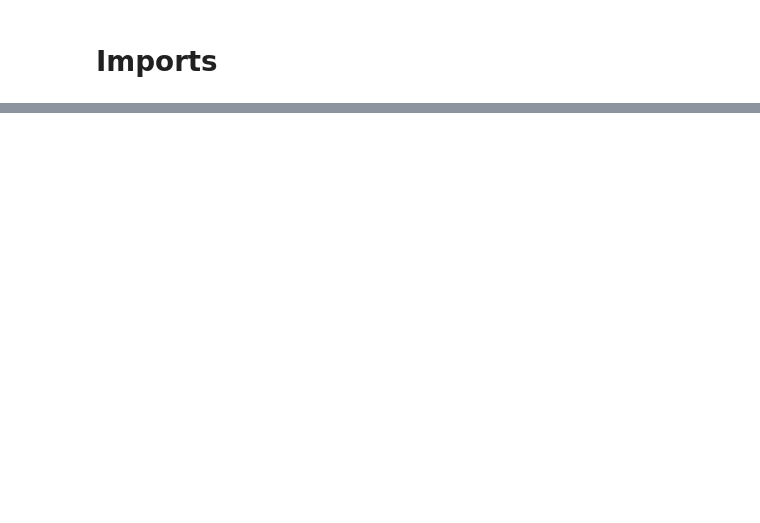
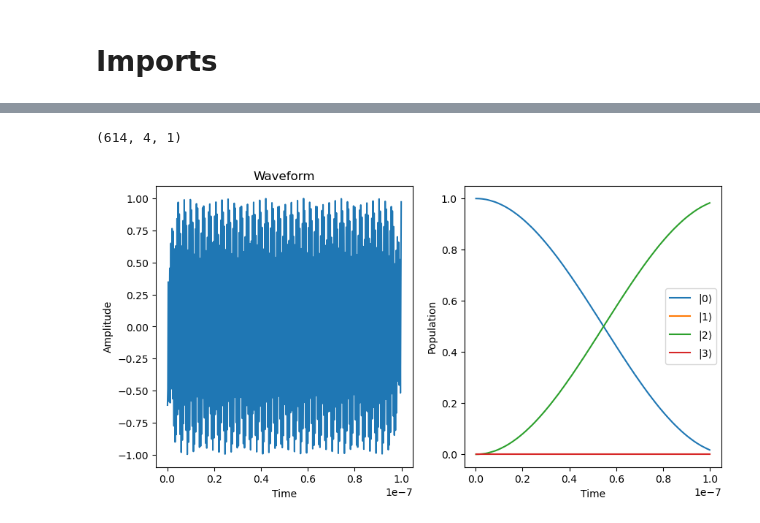
Before and after one commit to Sephiram591/qcontrol, a Jupyter notebook: src/qcontrol/snv120/testing.ipynb, the cells around one changed output, grey strips where cells are left out. Cells and saved outputs as stored; diff of their text form; code cells hidden in the pictures; blank space fills up the shorter version.

```diff
--- a/src/qcontrol/snv120/testing.ipynb
+++ b/src/qcontrol/snv120/testing.ipynb
@@ -976,0 +258,78 @@ W0602 17:21:52.397415 1977084 hlo_rematerialization.cc:3233] Can't reduce memory
+# %%
+idx = 0
+pulse = AnalogPulse(
+    length=100e-9,
+    apodization=Apodization.COSINE,
+    apodization_length=10e-9,
+    padding_length=0,
+    shift=0,
+    amplitude=1,
+    frequency=dist.get_emr_freqs(idx=idx)[0]*1e9,
+    frequency_chirp=0,
+    shape=Shape.TRIANGLE,
+    S21_correct=True,
+    w_3db=2e9,
+    phase_offset=np.nan,
+    name="",
+)
+
+sampling_rate = 6.144e9
+
+H0, Hb = dist.get_ground_hamiltonian(idx=0, included_states=(0, 1, 2, 3))
+H0_rads_s = 2*jnp.pi * H0 * 1e9
+Hb_rads_s = 2*jnp.pi * Hb * 1e9
+print(dist.get_emr_freqs(idx=idx))
+print(H0)
+print(Hb)
+def H_t_func(t, args=None):
+    return Hb_rads_s * synthesize_analog_pulse(pulse, jnp.asarray([t-1/sampling_rate, t, t+1/sampling_rate]), at_time=pulse.length/2, dphase=0.0, all_info=True)[0][1] + H0_rads_s
+psi0 = jqt.basis(4, 0)
+
+tau = make_analog_pulse_time_array(pulse, 1/sampling_rate, at_time=pulse.length/2)
+
+
+waveform, envelope, returned_tau = synthesize_analog_pulse(
+    pulse=pulse,
+    tau=tau,
+    at_time=pulse.length/2,
+    all_info=True,
+    dphase=0.0,
+)
+
+save_times = tau[::]
+states = jqt.sesolve(H_t_func, psi0, tau, saveat_tlist=save_times)
+print(states.shape)
+
+# Population operators |i><i|
+projectors = [
+    jqt.basis(4, i).to_dm()
+    for i in range(4)
+]
+
+# <P_i> = Tr[P_i rho(t)]
+populations = jnp.stack(
+    [
+        jnp.real(jqt.overlap(projector, states))
+        for projector in projectors
+    ],
+    axis=0,
+)
+fig, axs = plt.subplots(1,2, figsize=(10, 5))
+axs[0].plot(tau, waveform)
+axs[0].set_title("Waveform")
+axs[0].set_xlabel("Time")
+axs[0].set_ylabel("Amplitude")
+
+for i in range(4):
+    axs[1].plot(
+        np.asarray(save_times),
+        np.asarray(populations[i]),
+        label=fr"$|{i}\rangle$",
+    )
+
+axs[1].set_xlabel("Time")
+axs[1].set_ylabel("Population")
+axs[1].legend()
+plt.show()
+print(states[-1])
+# %% [output]
@@ -976,0 +349,2 @@ W0602 17:21:52.397415 1977084 hlo_rematerialization.cc:3233] Can't reduce memory
+(614, 4, 1)
+[figure, added]
```
Also changed, not shown: parts of 54 cells of this notebook, 25 other files.
